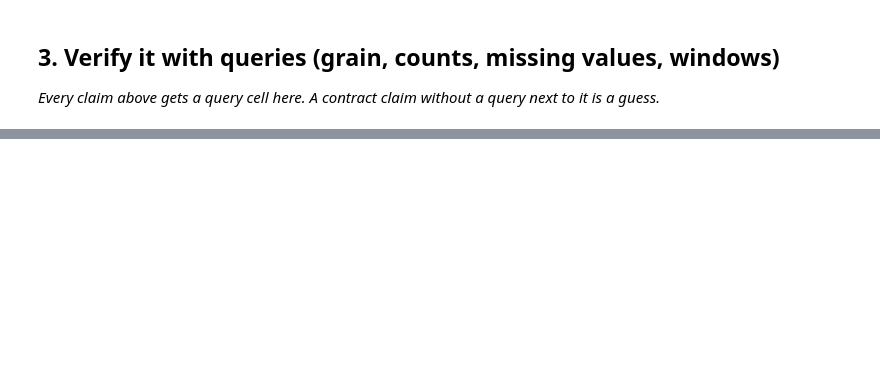
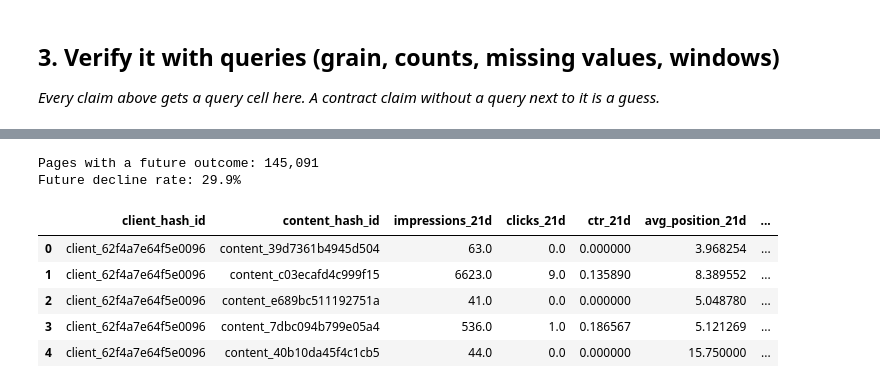
Before and after one commit to damiannogueira/flyrank-ml-intership, a Jupyter notebook: work/notebooks/w03_data_contract.ipynb, the cells around one changed output, grey strips where cells are left out. Drawn from its saved outputs; the diff is of its cells as text; code cells hidden in the pictures; blank space fills up the shorter version.

```diff
--- a/work/notebooks/w03_data_contract.ipynb
+++ b/work/notebooks/w03_data_contract.ipynb
@@ -46,0 +203,58 @@ Before you submit, confirm each line honestly:
+# %%
+# Build the later outcome window from March 22-31.
+# These values are observed after the feature window and must not be used as honest features.
+
+future_frame = con.sql(f"""
+    SELECT
+        client_hash_id,
+        content_hash_id,
+        SUM(gsc_impressions) AS future_impressions_10d
+
+    FROM {MARCH_REL}
+
+    WHERE
+        gsc_data_available IS TRUE
+        AND report_date BETWEEN DATE '2026-03-22' AND DATE '2026-03-31'
+
+    GROUP BY
+        client_hash_id,
+        content_hash_id
+""").df()
+
+model_frame = feature_frame.merge(
+    future_frame,
+    on=["client_hash_id", "content_hash_id"],
+    how="inner"
+)
+
+# Compare the future daily impression rate with the pre-decision daily rate.
+model_frame["future_change_pct"] = (
+    (
+        model_frame["future_impressions_10d"] / 10
+        - model_frame["impressions_21d"] / 21
+    )
+    / (model_frame["impressions_21d"] / 21)
+    * 100
+)
+
+# Provisional future decline proxy: more than a 20% drop.
+model_frame["future_decline_target"] = (
+    model_frame["future_change_pct"] < -20
+).astype(int)
+
+print(f"Pages with a future outcome: {len(model_frame):,}")
+print(
+    f"Future decline rate: "
+    f"{model_frame['future_decline_target'].mean() * 100:.1f}%"
+)
+
+model_frame.head()
+# %% [output]
+Pages with a future outcome: 145,091
+Future decline rate: 29.9%
+|  | client_hash_id | content_hash_id | impressions_21d | clicks_21d | ctr_21d | avg_position_21d | ... |
+| 0 | client_62f4a7e64f5e0096 | content_39d7361b4945d504 | 63.0 | 0.0 | 0.000000 | 3.968254 | ... |
+| 1 | client_62f4a7e64f5e0096 | content_c03ecafd4c999f15 | 6623.0 | 9.0 | 0.135890 | 8.389552 | ... |
+| 2 | client_62f4a7e64f5e0096 | content_e689bc511192751a | 41.0 | 0.0 | 0.000000 | 5.048780 | ... |
+| 3 | client_62f4a7e64f5e0096 | content_7dbc094b799e05a4 | 536.0 | 1.0 | 0.186567 | 5.121269 | ... |
+| 4 | client_62f4a7e64f5e0096 | content_40b10da45f4c1cb5 | 44.0 | 0.0 | 0.000000 | 15.750000 | ... |
```
Also changed, not shown: parts of 25 cells of this notebook.
